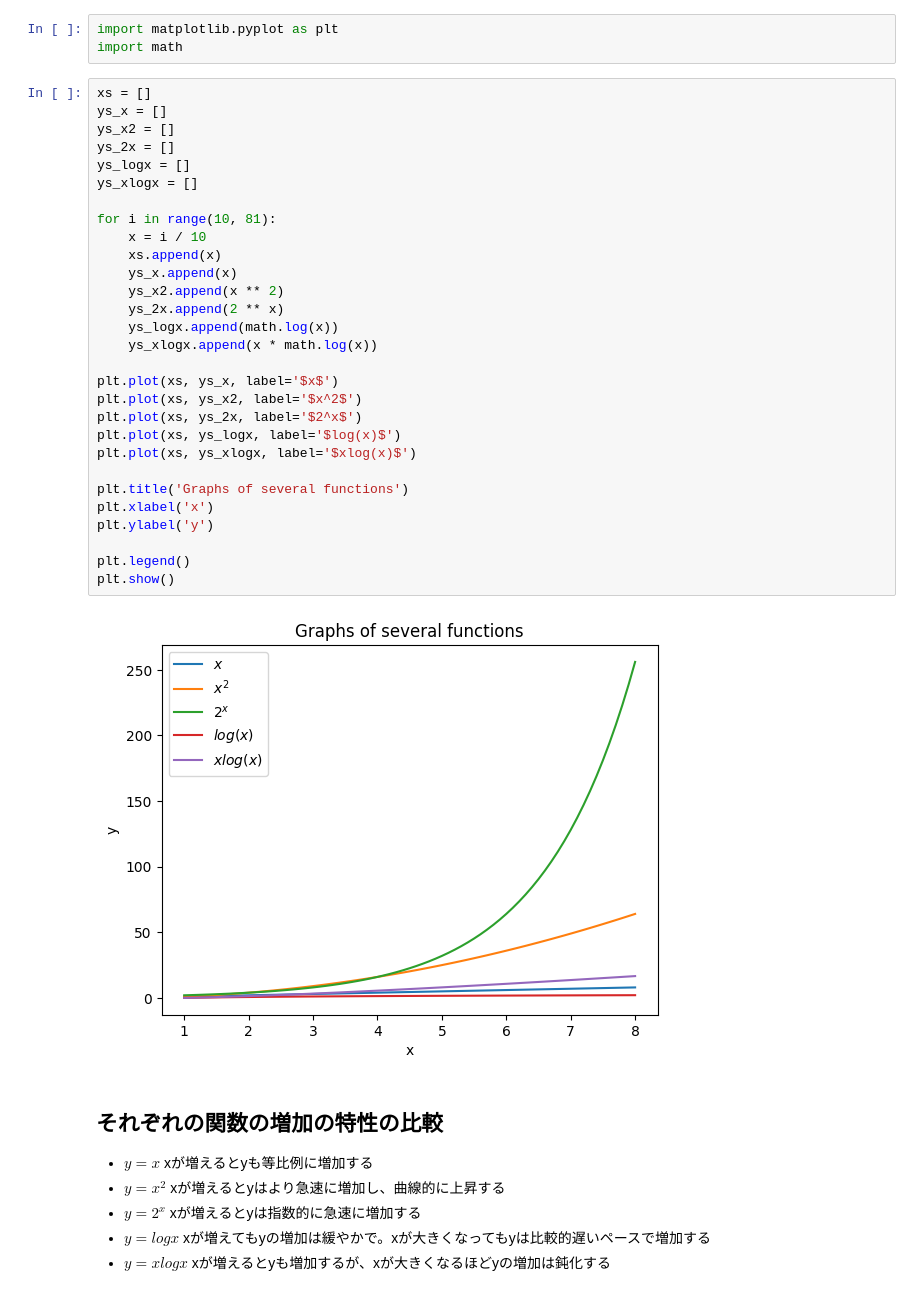
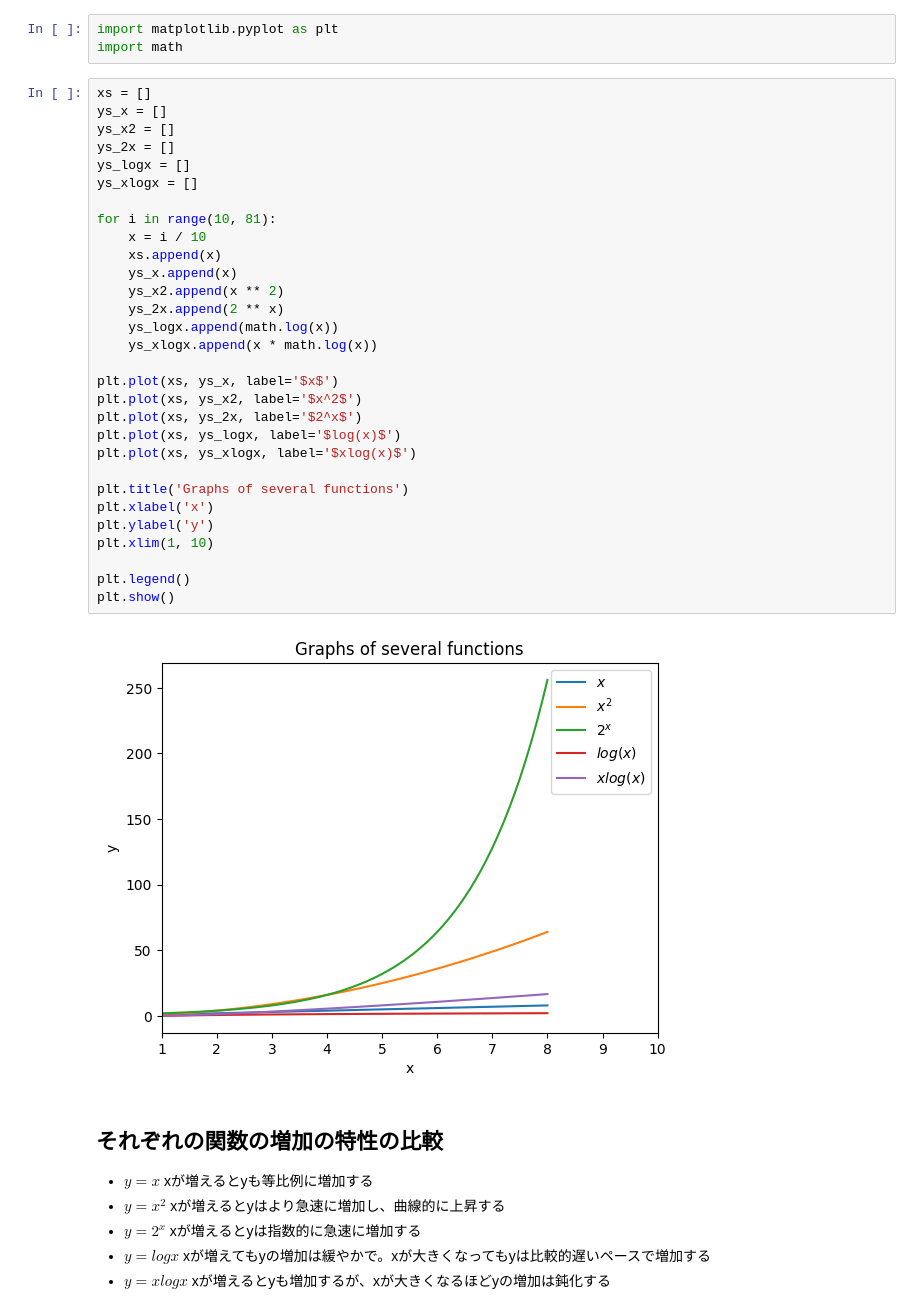
Before and after one commit to mst-mkt/iniad-cs2-jupyter, a Jupyter notebook: kadai/2-e-1.ipynb, the cells around one changed output. Saved outputs shown, nothing was run; the diff lists cells and outputs as text.

```diff
--- a/kadai/2-e-1.ipynb
+++ b/kadai/2-e-1.ipynb
@@ -12,34 +12,35 @@ import math
 # %%
 xs = []
 ys_x = []
 ys_x2 = []
 ys_2x = []
 ys_logx = []
 ys_xlogx = []
 
 for i in range(10, 81):
     x = i / 10
     xs.append(x)
     ys_x.append(x)
     ys_x2.append(x ** 2)
     ys_2x.append(2 ** x)
     ys_logx.append(math.log(x))
     ys_xlogx.append(x * math.log(x))
 
 plt.plot(xs, ys_x, label='$x$')
 plt.plot(xs, ys_x2, label='$x^2$')
 plt.plot(xs, ys_2x, label='$2^x$')
 plt.plot(xs, ys_logx, label='$log(x)$')
 plt.plot(xs, ys_xlogx, label='$xlog(x)$')
 
 plt.title('Graphs of several functions')
 plt.xlabel('x')
 plt.ylabel('y')
+plt.xlim(1, 10)
 
 plt.legend()
 plt.show()
 # %% [output]
-[figure, old version]
+[figure, new version]
 # %% [markdown]
 ## それぞれの関数の増加の特性の比較
 - $y=x$
```
